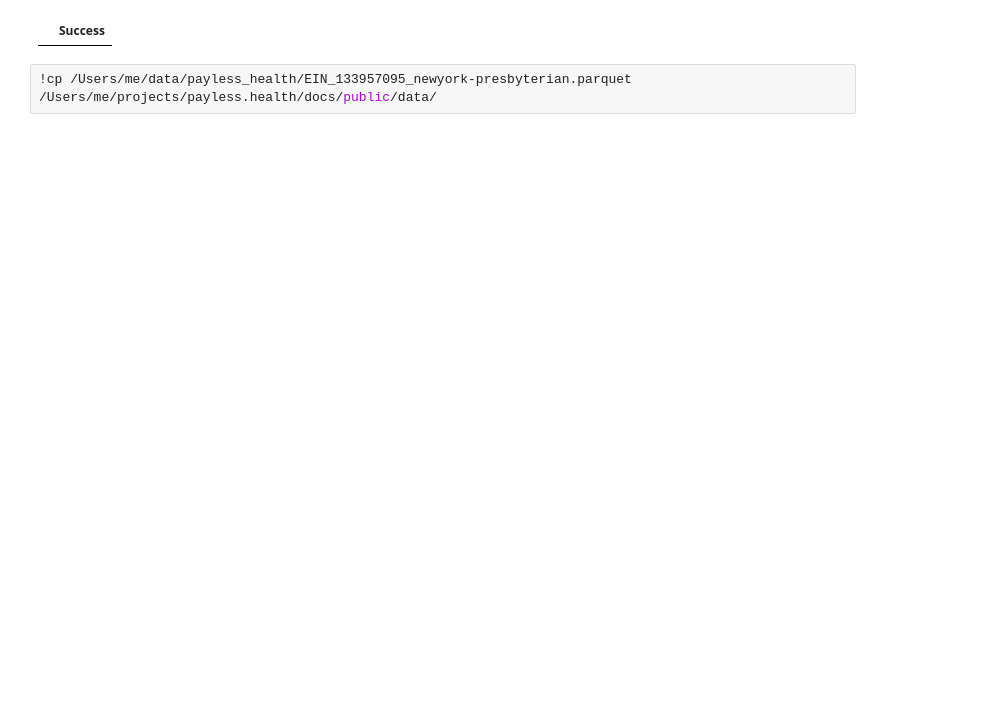
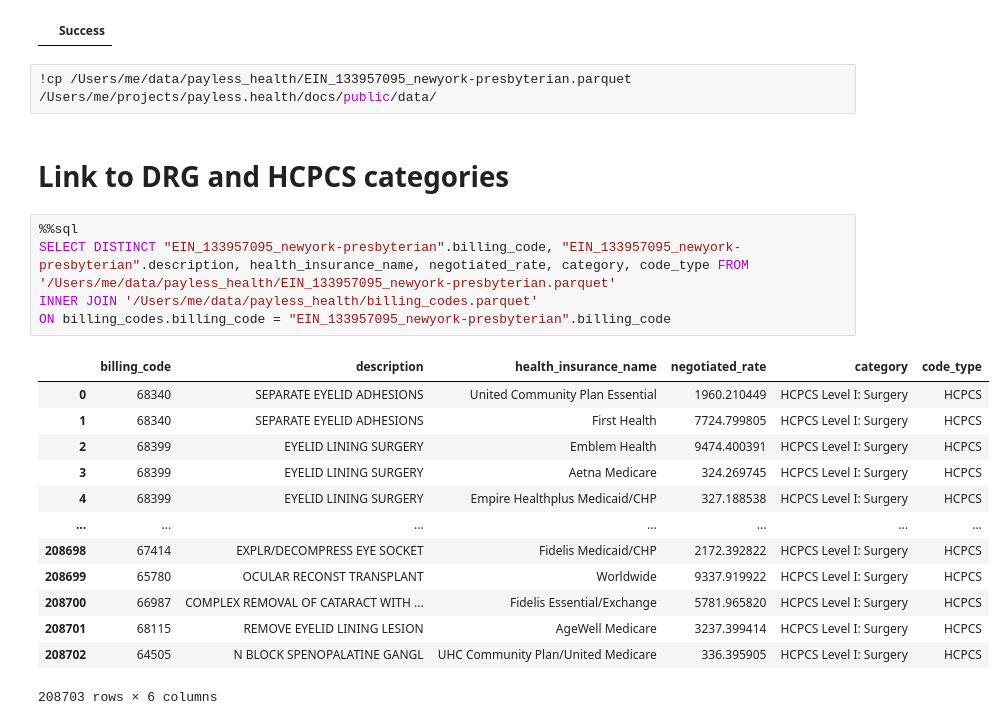
Before and after one commit to onefact/data_build_tool_payless.health, a Jupyter notebook: notebooks/EIN_133957095_newyork-presbyterian-hospital.ipynb, the cells around one changed output. Saved outputs shown, nothing was run; the diff lists cells and outputs as text; blank space fills up the shorter version.

```diff
--- a/notebooks/EIN_133957095_newyork-presbyterian-hospital.ipynb
+++ b/notebooks/EIN_133957095_newyork-presbyterian-hospital.ipynb
@@ -175,3 +201,24 @@ WHERE billing_code != '""' AND negotiated_rate IS NOT NULL
 |  | Success |
 # %%
 !cp /Users/me/data/payless_health/EIN_133957095_newyork-presbyterian.parquet /Users/me/projects/payless.health/docs/public/data/
+# %% [markdown]
+# Link to DRG and HCPCS categories
+# %%
+%%sql
+SELECT DISTINCT "EIN_133957095_newyork-presbyterian".billing_code, "EIN_133957095_newyork-presbyterian".description, health_insurance_name, negotiated_rate, category, code_type FROM '/Users/me/data/payless_health/EIN_133957095_newyork-presbyterian.parquet'
+INNER JOIN '/Users/me/data/payless_health/billing_codes.parquet'
+ON billing_codes.billing_code = "EIN_133957095_newyork-presbyterian".billing_code
+# %% [output]
+|  | billing_code | description | health_insurance_name | negotiated_rate | category | code_type |
+| 0 | 68340 | SEPARATE EYELID ADHESIONS | United Community Plan Essential | 1960.210449 | HCPCS Level I: Surgery | HCPCS |
+| 1 | 68340 | SEPARATE EYELID ADHESIONS | First Health | 7724.799805 | HCPCS Level I: Surgery | HCPCS |
+| 2 | 68399 | EYELID LINING SURGERY | Emblem Health | 9474.400391 | HCPCS Level I: Surgery | HCPCS |
+| 3 | 68399 | EYELID LINING SURGERY | Aetna Medicare | 324.269745 | HCPCS Level I: Surgery | HCPCS |
+| 4 | 68399 | EYELID LINING SURGERY | Empire Healthplus Medicaid/CHP | 327.188538 | HCPCS Level I: Surgery | HCPCS |
+| ... | ... | ... | ... | ... | ... | ... |
+| 208698 | 67414 | EXPLR/DECOMPRESS EYE SOCKET | Fidelis Medicaid/CHP | 2172.392822 | HCPCS Level I: Surgery | HCPCS |
+| 208699 | 65780 | OCULAR RECONST TRANSPLANT | Worldwide | 9337.919922 | HCPCS Level I: Surgery | HCPCS |
+| 208700 | 66987 | COMPLEX REMOVAL OF CATARACT WITH ... | Fidelis Essential/Exchange | 5781.965820 | HCPCS Level I: Surgery | HCPCS |
+| 208701 | 68115 | REMOVE EYELID LINING LESION | AgeWell Medicare | 3237.399414 | HCPCS Level I: Surgery | HCPCS |
+| 208702 | 64505 | N BLOCK SPENOPALATINE GANGL | UHC Community Plan/United Medicare | 336.395905 | HCPCS Level I: Surgery | HCPCS |
+208703 rows × 6 columns
```
Also changed, not shown: parts of 4 cells of this notebook, 1 other file.
